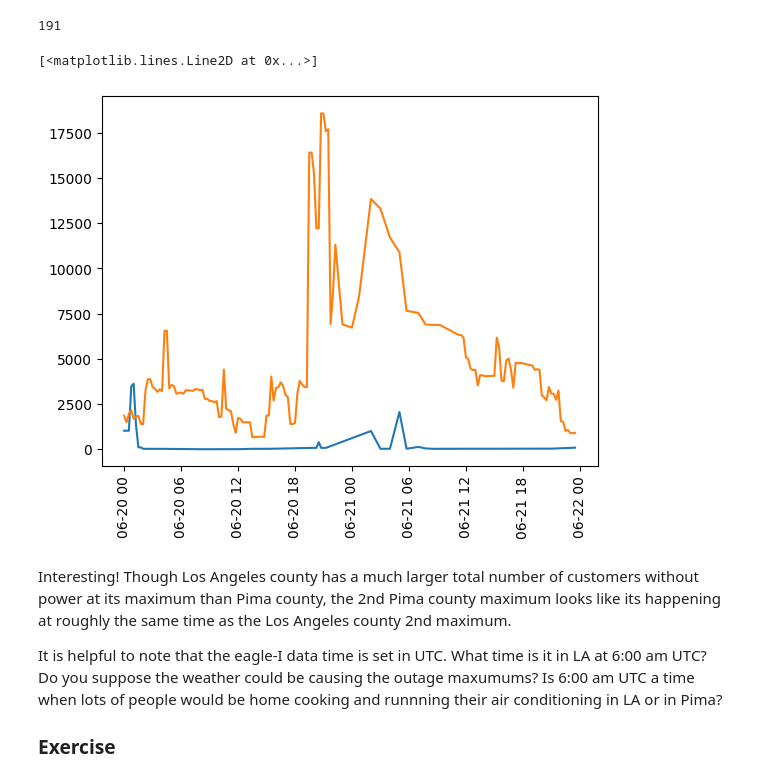
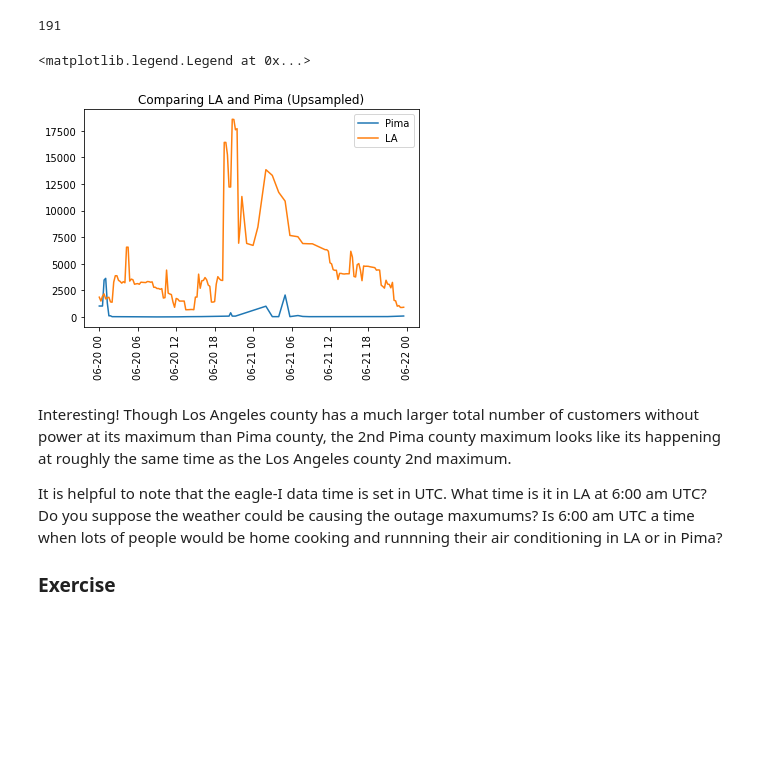
Before and after one commit to suzannepk/power_outages_socioeconomics-, a Jupyter notebook: 3_Time_Series_Data.ipynb, the cells around one changed output. Cells and saved outputs as stored; diff of their text form; code cells hidden in the pictures; blank space fills up the shorter version.

Commit message:
Added Legend to Upsampled Time Series Plot

```diff
--- a/3_Time_Series_Data.ipynb
+++ b/3_Time_Series_Data.ipynb
@@ -268,14 +269,16 @@ ynewp = f_pima_time_sum_interpolate(new_t)
 xnewla = f_la_time_interpolate(new_t)
 ynewla = f_la_time_sum_interpolate(new_t)
 # %%
-# Plot the data
-
+# Plot the Upsampled data
+fig, ax = plt.subplots()
 plt.xticks(rotation=90);
-plt.plot(xnewpt, ynewp, '-')
-plt.plot(xnewpt, ynewla, '-')
+plt.plot(xnewpt, ynewp)
+plt.plot(xnewpt, ynewla)
+plt.title("Comparing LA and Pima (Upsampled)")
+plt.legend(["Pima","LA"])
 # %% [output]
-[<matplotlib.lines.Line2D at 0x...>]
+<matplotlib.legend.Legend at 0x...>
-[figure, old version]
+[figure, new version]
 # %% [markdown]
 Interesting! Though Los Angeles county has a much larger total number of customers without power at its maximum than Pima county, the 2nd Pima county maximum looks like its happening at roughly the same time as the Los Angeles county 2nd maximum.
 
```
Also changed, not shown: parts of 4 cells of this notebook, 1 other file.
